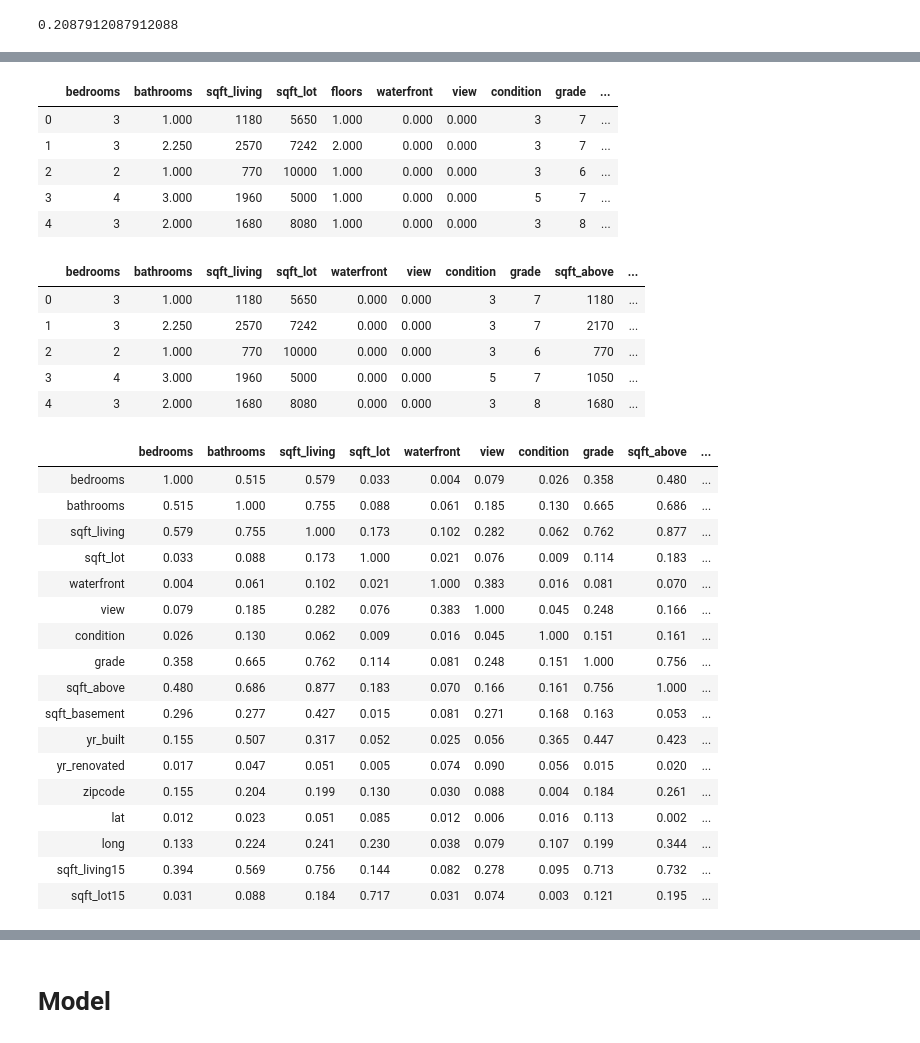
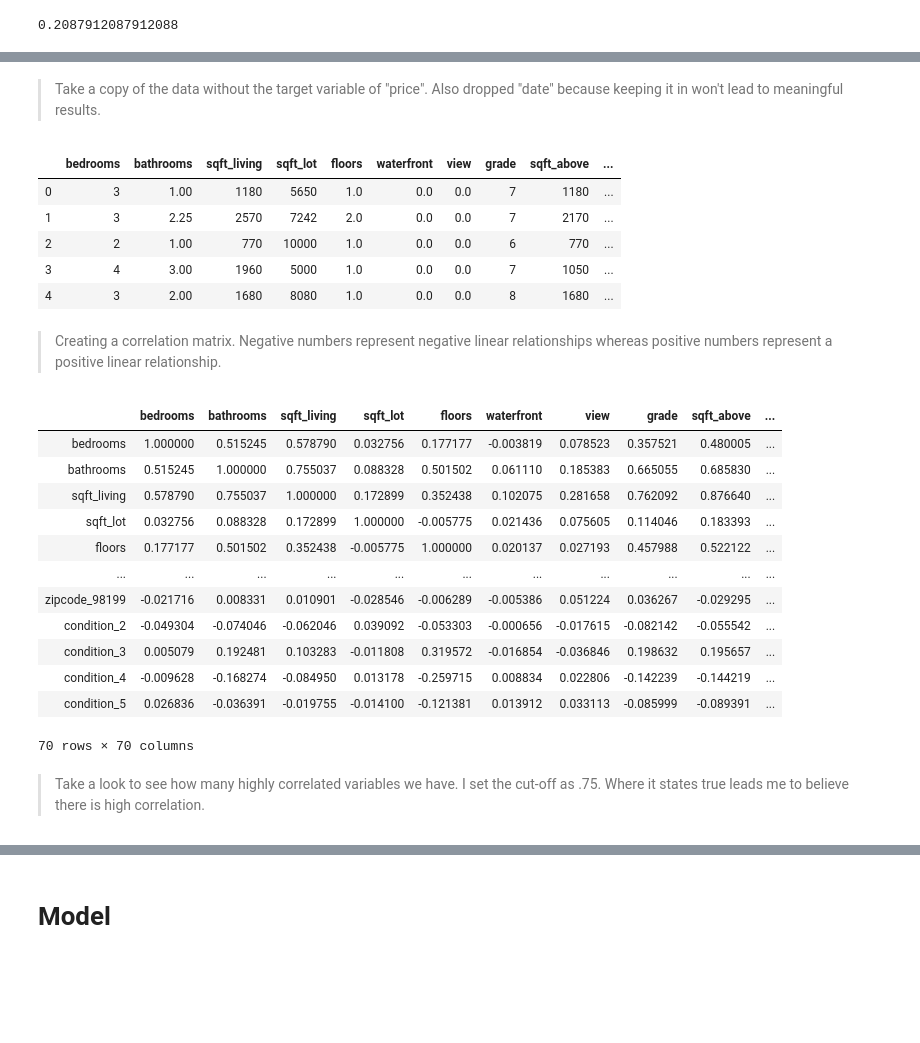
Before and after one commit to lauren-esser/King-County-Homes-Price-Factors, a Jupyter notebook: student.ipynb, the cells around one changed output, grey strips where cells are left out. Drawn from its saved outputs; the diff is of its cells as text; code cells hidden in the pictures; blank space fills up the shorter version.

```diff
--- a/student.ipynb
+++ b/student.ipynb
@@ -574,4 +593,3 @@ zipcode_98178   0.898
 Length: 90, dtype: float64
 # %%
-#p_vals over .05
-p_val[p_val > .05]
+p_removal = list(p_val[p_val > .05].index)
@@ -668,0 +625,4 @@ strong multicollinearity or other numerical problems.
+# %%
+for col in p_removal:
+    if col in df_ohe.columns:
+        df_ohe.drop(columns=col, inplace = True)
@@ -676,45 +697,35 @@ strong multicollinearity or other numerical problems.
+# %% [markdown]
+> Take a copy of the data without the target variable of "price". Also dropped "date" because keeping it in won't lead to meaningful results.
 # %%
-data_pred = df.iloc[:, 2: 21]
+data_pred = df_ohe.iloc[:, 2:72]
 data_pred.head()
 # %% [output]
-|  | bedrooms | bathrooms | sqft_living | sqft_lot | floors | waterfront | view | condition | grade | ... |
-| 0 | 3 | 1.000 | 1180 | 5650 | 1.000 | 0.000 | 0.000 | 3 | 7 | ... |
-| 1 | 3 | 2.250 | 2570 | 7242 | 2.000 | 0.000 | 0.000 | 3 | 7 | ... |
-| 2 | 2 | 1.000 | 770 | 10000 | 1.000 | 0.000 | 0.000 | 3 | 6 | ... |
-| 3 | 4 | 3.000 | 1960 | 5000 | 1.000 | 0.000 | 0.000 | 5 | 7 | ... |
-| 4 | 3 | 2.000 | 1680 | 8080 | 1.000 | 0.000 | 0.000 | 3 | 8 | ... |
+|  | bedrooms | bathrooms | sqft_living | sqft_lot | floors | waterfront | view | grade | sqft_above | ... |
+| 0 | 3 | 1.00 | 1180 | 5650 | 1.0 | 0.0 | 0.0 | 7 | 1180 | ... |
+| 1 | 3 | 2.25 | 2570 | 7242 | 2.0 | 0.0 | 0.0 | 7 | 2170 | ... |
+| 2 | 2 | 1.00 | 770 | 10000 | 1.0 | 0.0 | 0.0 | 6 | 770 | ... |
+| 3 | 4 | 3.00 | 1960 | 5000 | 1.0 | 0.0 | 0.0 | 7 | 1050 | ... |
+| 4 | 3 | 2.00 | 1680 | 8080 | 1.0 | 0.0 | 0.0 | 8 | 1680 | ... |
-# %%
-data_pred.drop(['floors'], axis=1, inplace=True)
+# %% [markdown]
+> Creating a correlation matrix. Negative numbers represent negative linear relationships whereas positive numbers represent a positive linear relationship.
 # %%
-data_pred.head()
+data_pred.corr()
 # %% [output]
-|  | bedrooms | bathrooms | sqft_living | sqft_lot | waterfront | view | condition | grade | sqft_above | ... |
-| 0 | 3 | 1.000 | 1180 | 5650 | 0.000 | 0.000 | 3 | 7 | 1180 | ... |
-| 1 | 3 | 2.250 | 2570 | 7242 | 0.000 | 0.000 | 3 | 7 | 2170 | ... |
-| 2 | 2 | 1.000 | 770 | 10000 | 0.000 | 0.000 | 3 | 6 | 770 | ... |
-| 3 | 4 | 3.000 | 1960 | 5000 | 0.000 | 0.000 | 5 | 7 | 1050 | ... |
-| 4 | 3 | 2.000 | 1680 | 8080 | 0.000 | 0.000 | 3 | 8 | 1680 | ... |
+|  | bedrooms | bathrooms | sqft_living | sqft_lot | floors | waterfront | view | grade | sqft_above | ... |
+| bedrooms | 1.000000 | 0.515245 | 0.578790 | 0.032756 | 0.177177 | -0.003819 | 0.078523 | 0.357521 | 0.480005 | ... |
+| bathrooms | 0.515245 | 1.000000 | 0.755037 | 0.088328 | 0.501502 | 0.061110 | 0.185383 | 0.665055 | 0.685830 | ... |
+| sqft_living | 0.578790 | 0.755037 | 1.000000 | 0.172899 | 0.352438 | 0.102075 | 0.281658 | 0.762092 | 0.876640 | ... |
+| sqft_lot | 0.032756 | 0.088328 | 0.172899 | 1.000000 | -0.005775 | 0.021436 | 0.075605 | 0.114046 | 0.183393 | ... |
+| floors | 0.177177 | 0.501502 | 0.352438 | -0.005775 | 1.000000 | 0.020137 | 0.027193 | 0.457988 | 0.522122 | ... |
+| ... | ... | ... | ... | ... | ... | ... | ... | ... | ... | ... |
+| zipcode_98199 | -0.021716 | 0.008331 | 0.010901 | -0.028546 | -0.006289 | -0.005386 | 0.051224 | 0.036267 | -0.029295 | ... |
+| condition_2 | -0.049304 | -0.074046 | -0.062046 | 0.039092 | -0.053303 | -0.000656 | -0.017615 | -0.082142 | -0.055542 | ... |
+| condition_3 | 0.005079 | 0.192481 | 0.103283 | -0.011808 | 0.319572 | -0.016854 | -0.036846 | 0.198632 | 0.195657 | ... |
+| condition_4 | -0.009628 | -0.168274 | -0.084950 | 0.013178 | -0.259715 | 0.008834 | 0.022806 | -0.142239 | -0.144219 | ... |
+| condition_5 | 0.026836 | -0.036391 | -0.019755 | -0.014100 | -0.121381 | 0.013912 | 0.033113 | -0.085999 | -0.089391 | ... |
+70 rows × 70 columns
-# %%
-data_pred.corr().abs()
-# %% [output]
-|  | bedrooms | bathrooms | sqft_living | sqft_lot | waterfront | view | condition | grade | sqft_above | ... |
-| bedrooms | 1.000 | 0.515 | 0.579 | 0.033 | 0.004 | 0.079 | 0.026 | 0.358 | 0.480 | ... |
-| bathrooms | 0.515 | 1.000 | 0.755 | 0.088 | 0.061 | 0.185 | 0.130 | 0.665 | 0.686 | ... |
-| sqft_living | 0.579 | 0.755 | 1.000 | 0.173 | 0.102 | 0.282 | 0.062 | 0.762 | 0.877 | ... |
-| sqft_lot | 0.033 | 0.088 | 0.173 | 1.000 | 0.021 | 0.076 | 0.009 | 0.114 | 0.183 | ... |
-| waterfront | 0.004 | 0.061 | 0.102 | 0.021 | 1.000 | 0.383 | 0.016 | 0.081 | 0.070 | ... |
-| view | 0.079 | 0.185 | 0.282 | 0.076 | 0.383 | 1.000 | 0.045 | 0.248 | 0.166 | ... |
-| condition | 0.026 | 0.130 | 0.062 | 0.009 | 0.016 | 0.045 | 1.000 | 0.151 | 0.161 | ... |
-| grade | 0.358 | 0.665 | 0.762 | 0.114 | 0.081 | 0.248 | 0.151 | 1.000 | 0.756 | ... |
-| sqft_above | 0.480 | 0.686 | 0.877 | 0.183 | 0.070 | 0.166 | 0.161 | 0.756 | 1.000 | ... |
-| sqft_basement | 0.296 | 0.277 | 0.427 | 0.015 | 0.081 | 0.271 | 0.168 | 0.163 | 0.053 | ... |
-| yr_built | 0.155 | 0.507 | 0.317 | 0.052 | 0.025 | 0.056 | 0.365 | 0.447 | 0.423 | ... |
-| yr_renovated | 0.017 | 0.047 | 0.051 | 0.005 | 0.074 | 0.090 | 0.056 | 0.015 | 0.020 | ... |
-| zipcode | 0.155 | 0.204 | 0.199 | 0.130 | 0.030 | 0.088 | 0.004 | 0.184 | 0.261 | ... |
-| lat | 0.012 | 0.023 | 0.051 | 0.085 | 0.012 | 0.006 | 0.016 | 0.113 | 0.002 | ... |
-| long | 0.133 | 0.224 | 0.241 | 0.230 | 0.038 | 0.079 | 0.107 | 0.199 | 0.344 | ... |
-| sqft_living15 | 0.394 | 0.569 | 0.756 | 0.144 | 0.082 | 0.278 | 0.095 | 0.713 | 0.732 | ... |
-| sqft_lot15 | 0.031 | 0.088 | 0.184 | 0.717 | 0.031 | 0.074 | 0.003 | 0.121 | 0.195 | ... |
+# %% [markdown]
+> Take a look to see how many highly correlated variables we have. I set the cut-off as .75. Where it states true leads me to believe there is high correlation.
 # %%
 abs(data_pred.corr()) > 0.75
 # %% [output]
```
Also changed, not shown: parts of 185 cells of this notebook.
